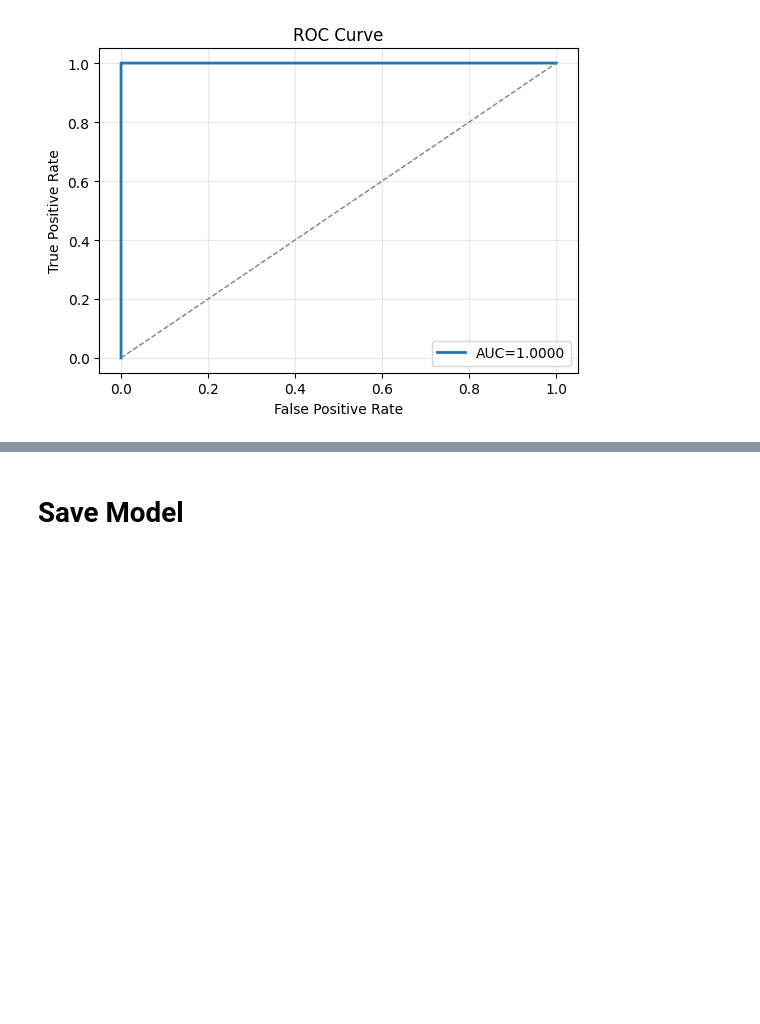
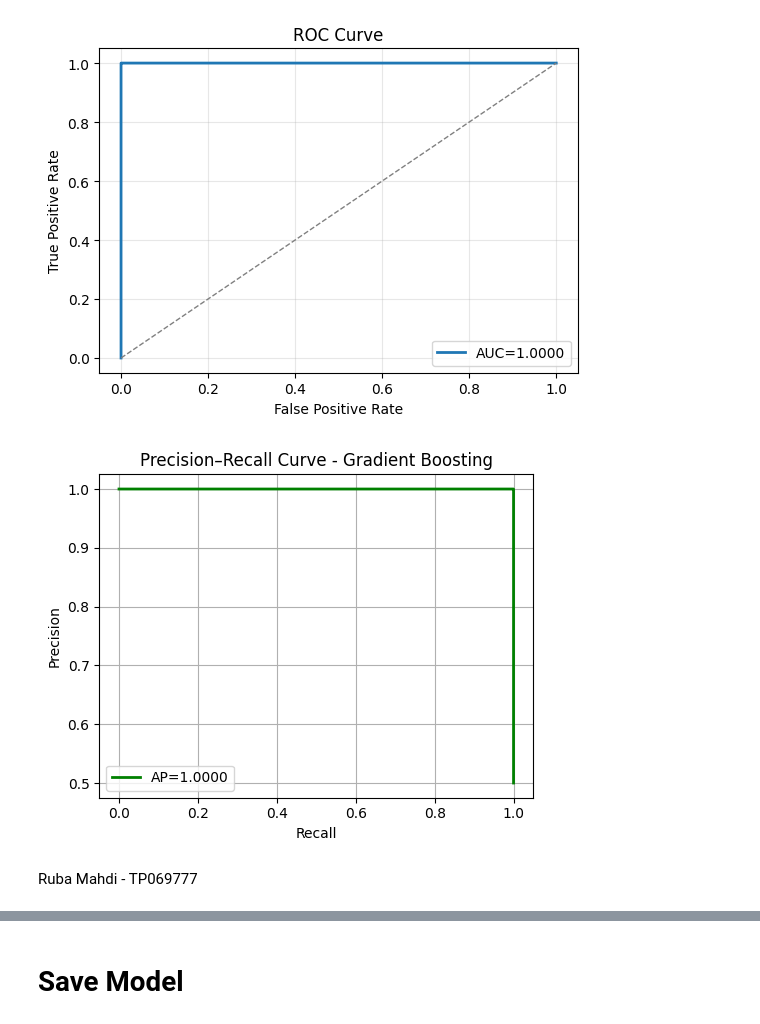
Before and after one commit to Lasvut/DLIGroupAssignmentJ, a Jupyter notebook: GroupJ_DLIAssignment.ipynb, the cells around one changed output, grey strips where cells are left out. Saved outputs shown, nothing was run; the diff lists cells and outputs as text; code cells hidden in the pictures; blank space fills up the shorter version.

```diff
--- a/GroupJ_DLIAssignment.ipynb
+++ b/GroupJ_DLIAssignment.ipynb
@@ -647,3 +626,26 @@ plt.title('ROC Curve'); plt.legend(); plt.grid(True, alpha=0.3)
 plt.tight_layout(); plt.show()
 # %% [output]
 [figure]
+# %%
+from sklearn.metrics import precision_recall_curve, average_precision_score
+import matplotlib.pyplot as plt
+
+def plot_pr_curve(y_true, y_proba, model_name="Model"):
+    precision, recall, _ = precision_recall_curve(y_true, y_proba)
+    ap = average_precision_score(y_true, y_proba)
+
+    plt.figure(figsize=(5.6,4.2))
+    plt.plot(recall, precision, color='green', lw=2, label=f"AP={ap:.4f}")
+    plt.xlabel("Recall")
+    plt.ylabel("Precision")
+    plt.title(f"Precision–Recall Curve - {model_name}")
+    plt.legend()
+    plt.grid(True)
+    plt.show()
+
+# For Gradient Boosting
+plot_pr_curve(y_test, y_pred_proba, "Gradient Boosting")
+# %% [output]
+[figure, added]
+# %% [markdown]
+Ruba Mahdi - TP069777
```
Also changed, not shown: parts of 7 cells of this notebook.
